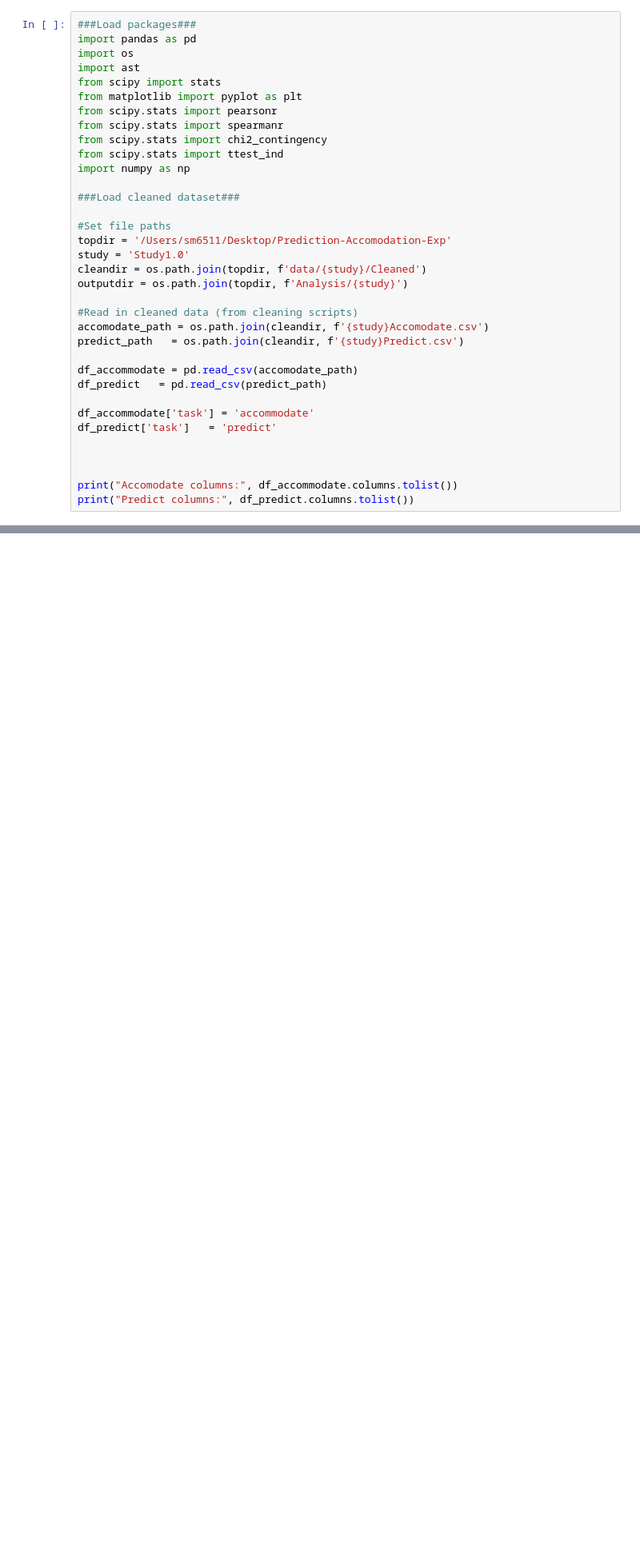
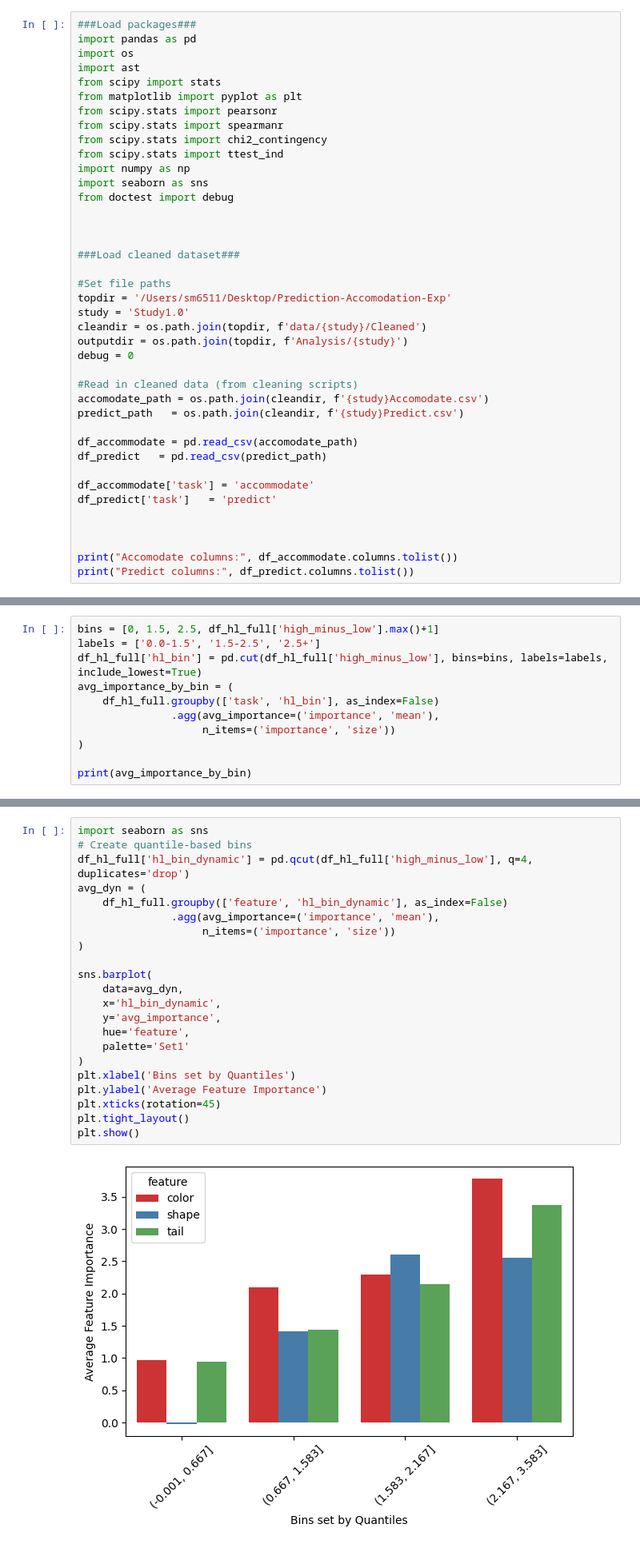
Before and after one commit to sebmonte/Prediction-Accomodation-Exp, a Jupyter notebook: Analysis/Scripts/Pilot2.0/Acc-Pre_CompareSupplementary.ipynb, the cells around one changed output, grey strips where cells are left out. Shown at 80% size. Cells and saved outputs as stored; diff of their text form; blank space fills up the shorter version.

Commit message:
push new plots

```diff
--- a/Analysis/Scripts/Pilot2.0/Acc-Pre_CompareSupplementary.ipynb
+++ b/Analysis/Scripts/Pilot2.0/Acc-Pre_CompareSupplementary.ipynb
@@ -10,6 +10,10 @@ from scipy.stats import spearmanr
 from scipy.stats import chi2_contingency
 from scipy.stats import ttest_ind
 import numpy as np
+import seaborn as sns
+from doctest import debug
+
+
 
 ###Load cleaned dataset###
 
@@ -18,6 +22,7 @@ topdir = '/Users/sm6511/Desktop/Prediction-Accomodation-Exp'
 study = 'Study1.0'
 cleandir = os.path.join(topdir, f'data/{study}/Cleaned')
 outputdir = os.path.join(topdir, f'Analysis/{study}')
+debug = 0
 
 #Read in cleaned data (from cleaning scripts)
 accomodate_path = os.path.join(cleandir, f'{study}Accomodate.csv')
@@ -42,0 +284,11 @@ df_accommodate['free_texts'] = df_accommodate['free_texts'].apply(ast.literal_ev
+# %%
+bins = [0, 1.5, 2.5, df_hl_full['high_minus_low'].max()+1]
+labels = ['0.0-1.5', '1.5-2.5', '2.5+']
+df_hl_full['hl_bin'] = pd.cut(df_hl_full['high_minus_low'], bins=bins, labels=labels, include_lowest=True)
+avg_importance_by_bin = (
+    df_hl_full.groupby(['task', 'hl_bin'], as_index=False)
+               .agg(avg_importance=('importance', 'mean'),
+                    n_items=('importance', 'size'))
+)
+
+print(avg_importance_by_bin)
@@ -42,0 +303,24 @@ df_accommodate['free_texts'] = df_accommodate['free_texts'].apply(ast.literal_ev
+# %%
+import seaborn as sns
+# Create quantile-based bins
+df_hl_full['hl_bin_dynamic'] = pd.qcut(df_hl_full['high_minus_low'], q=4, duplicates='drop')
+avg_dyn = (
+    df_hl_full.groupby(['feature', 'hl_bin_dynamic'], as_index=False)
+               .agg(avg_importance=('importance', 'mean'),
+                    n_items=('importance', 'size'))
+)
+
+sns.barplot(
+    data=avg_dyn,
+    x='hl_bin_dynamic',
+    y='avg_importance',
+    hue='feature',
+    palette='Set1'
+)
+plt.xlabel('Bins set by Quantiles')
+plt.ylabel('Average Feature Importance')
+plt.xticks(rotation=45)
+plt.tight_layout()
+plt.show()
+# %% [output]
+[figure, added]
```
Also changed, not shown: parts of 16 cells of this notebook, 3 other files.
